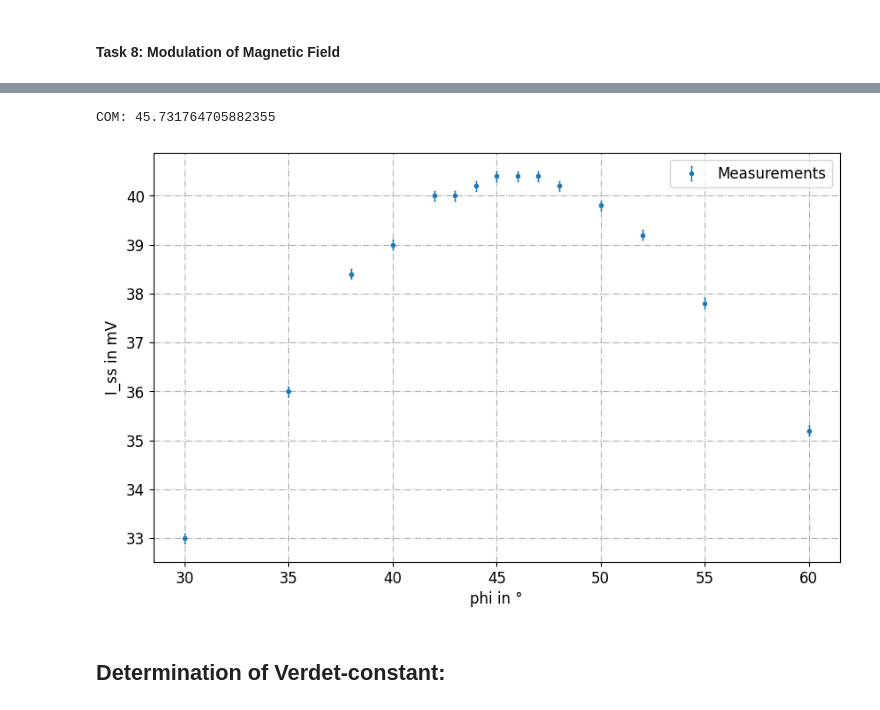
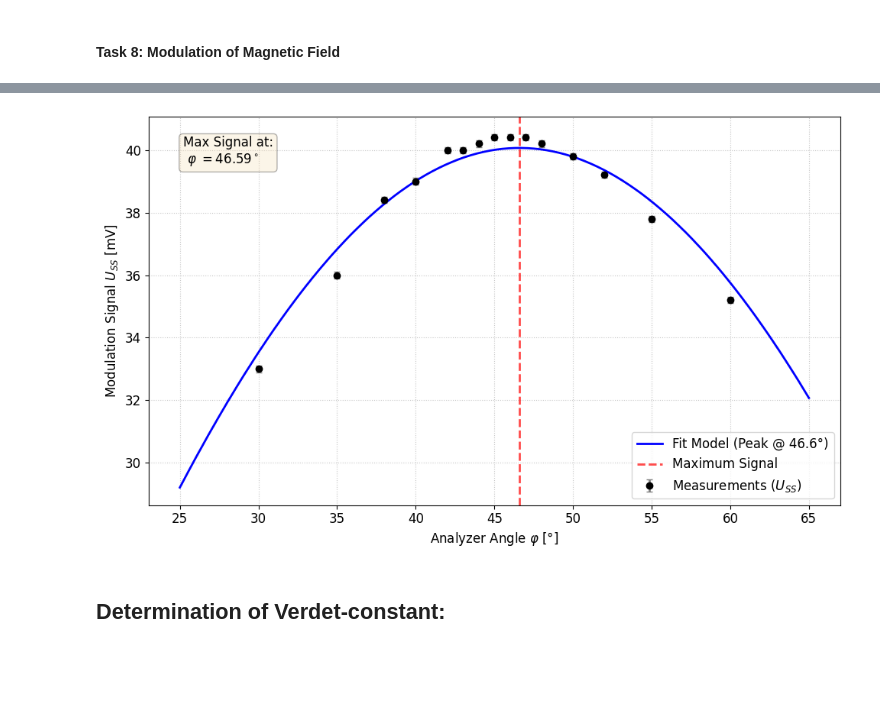
Before and after one commit to cembomembo/FP-Faraday, a Jupyter notebook: Evaluation/evaluation.ipynb, the cells around one changed output, grey strips where cells are left out. Drawn from its saved outputs; the diff is of its cells as text; code cells hidden in the pictures; blank space fills up the shorter version.

Commit message:
Part 3 Task 9 done

```diff
--- a/Evaluation/evaluation.ipynb
+++ b/Evaluation/evaluation.ipynb
@@ -395,32 +463,36 @@ I_ss_err = 0.1
 # %%
-# Maximal Modulation signal plot
+# Generate Model Curve for Plotting
+x_fit = np.linspace(np.min(phi_mod)-5, np.max(phi_mod)+5, 200)
+y_fit = modulation_model(x_fit, *popt_mod)
 
-plt.errorbar(I_ss[0],I_ss[1],yerr=I_ss_err, fmt='.', capsize=1, elinewidth=1, label='Measurements')# xerr=0.01, line_style='dashed' )
-plt.ylabel('I_ss in mV')
-plt.xlabel('phi in °')
+# Create Plot
+fig, ax = plt.subplots(figsize=(10, 6))
 
-# Manual fit:
-x_fit = np.linspace(30,60,200)
-def y_fit(x):
-    return 40.45*np.cos(1.6*np.deg2rad(x-46))**2#40.5 -0.03*(x-45)**2
-#plt.plot(x_fit,y_fit(x_fit),'-', label='fit')
+# 1. Experimental Data
+ax.errorbar(phi_mod, U_ss_meas, yerr=U_ss_err, fmt='o', color='black',
+            ecolor='gray', capsize=3, label='Measurements ($U_{SS}$)')
 
-def y_fit_grenz(x):
-    return -0.4 + x*9.6
-#plt.plot(x_fit,y_fit_grenz(x_fit),':', label='fit limit')
+# 2. Fit Curve
+ax.plot(x_fit, y_fit, 'b-', linewidth=2, label=f'Fit Model (Peak @ {phi_peak_fit:.1f}°)')
 
-plt.grid(True,ls='-.')
-plt.legend()
+# 3. Peak Marker
+ax.axvline(phi_peak_fit, color='red', linestyle='--', alpha=0.7, label='Maximum Signal')
 
-# Center of Mass:
+# Formatting
+ax.set(xlabel=r'Analyzer Angle $\varphi$ [°]', ylabel=r'Modulation Signal $U_{SS}$ [mV]')
+ax.grid(True, linestyle=':', alpha=0.7)
+ax.legend()
 
-phi_max = np.sum(I_ss[0,:]*(I_ss[1,:]-np.min(I_ss[1])))/np.sum((I_ss[1,:]-np.min(I_ss[1])))
+# Add text box with results
+textstr = f"Max Signal at:\n {r"$\varphi$"} $={phi_peak_fit:.2f}${r"$^\circ$"}"
+props = dict(boxstyle='round', facecolor='wheat', alpha=0.3)
+ax.text(0.05, 0.95, textstr, transform=ax.transAxes, fontsize=12,
+        verticalalignment='top', bbox=props)
 
-phi_max = np.sum(I_ss[0,:]*(I_ss[1,:]-np.min(I_ss[1])))/np.sum((I_ss[1,:]-np.min(I_ss[1])))
-print('COM:',phi_max)
+fig.tight_layout()
+fig.savefig('../resources/plots/part2/field_modulation.png')
 # %% [output]
-COM: 45.731764705882355
-[figure, old version]
+[figure, new version]
 # %% [markdown]
 ## Determination of Verdet-constant:
 # %% [markdown]
```
Also changed, not shown: parts of 4 cells of this notebook, 10 other files.
